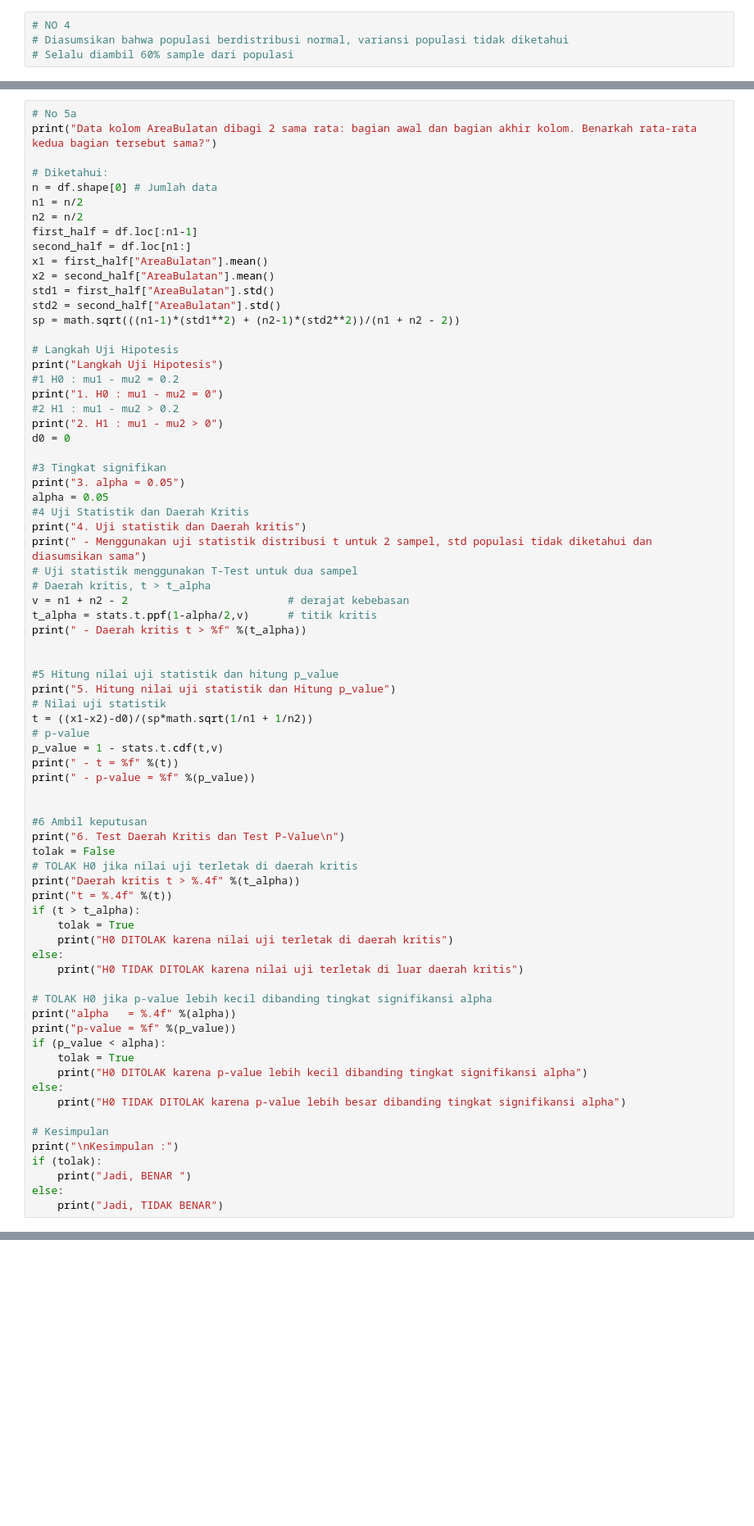
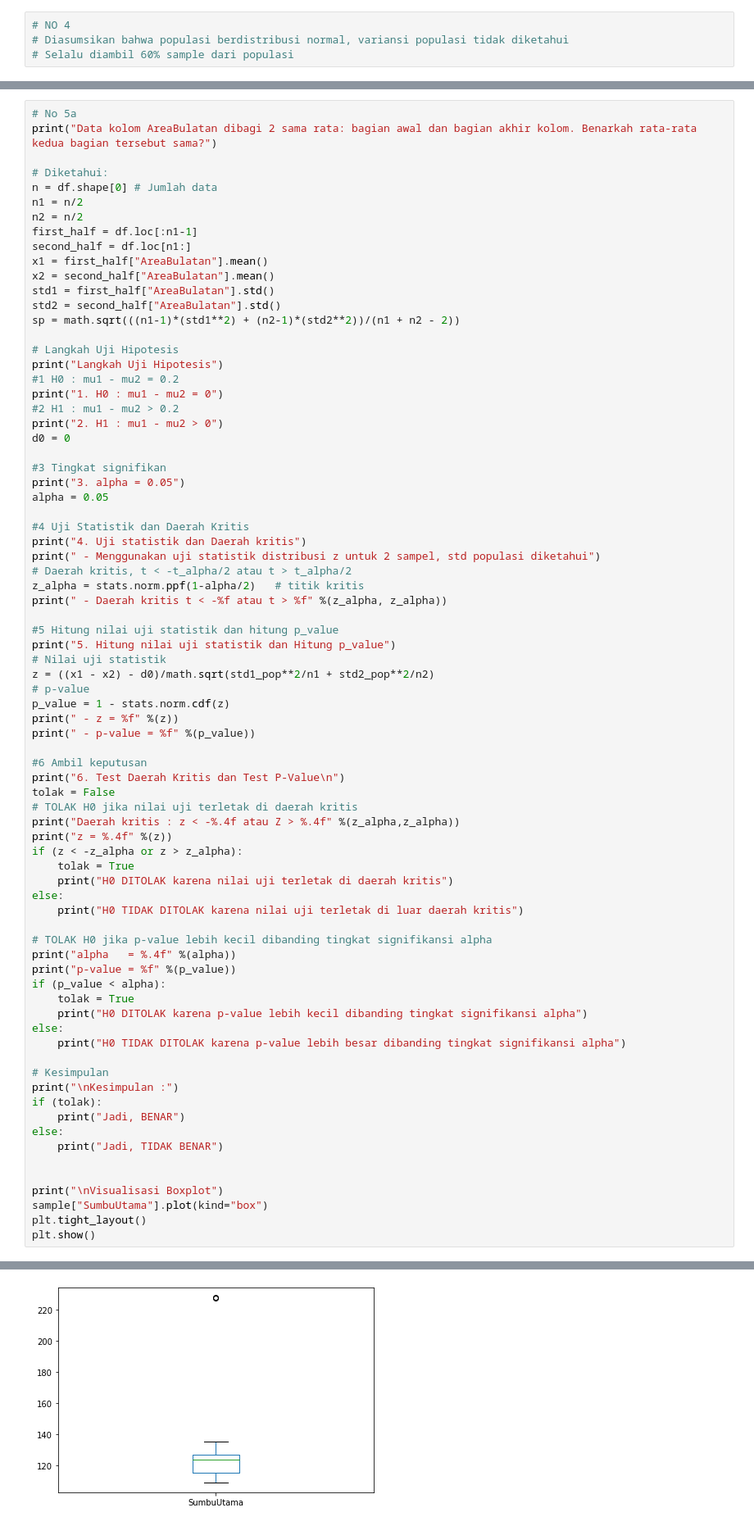
Before and after one commit to ronggurmahendra/TugasBesar_IF2220_Probstat, a Jupyter notebook: Tubes1.ipynb, the cells around one changed output, grey strips where cells are left out. Shown at 82% size. Drawn from its saved outputs; the diff is of its cells as text; blank space fills up the shorter version.

```diff
--- a/Tubes1.ipynb
+++ b/Tubes1.ipynb
@@ -743,33 +754,30 @@ d0 = 0
 #3 Tingkat signifikan
 print("3. alpha = 0.05")
 alpha = 0.05
+
 #4 Uji Statistik dan Daerah Kritis
 print("4. Uji statistik dan Daerah kritis")
-print(" - Menggunakan uji statistik distribusi t untuk 2 sampel, std populasi tidak diketahui dan diasumsikan sama")
-# Uji statistik menggunakan T-Test untuk dua sampel
-# Daerah kritis, t > t_alpha
-v = n1 + n2 - 2                         # derajat kebebasan
-t_alpha = stats.t.ppf(1-alpha/2,v)      # titik kritis
-print(" - Daerah kritis t > %f" %(t_alpha))
-
+print(" - Menggunakan uji statistik distribusi z untuk 2 sampel, std populasi diketahui")
+# Daerah kritis, t < -t_alpha/2 atau t > t_alpha/2
+z_alpha = stats.norm.ppf(1-alpha/2)   # titik kritis
+print(" - Daerah kritis t < -%f atau t > %f" %(z_alpha, z_alpha))
 
 #5 Hitung nilai uji statistik dan hitung p_value
 print("5. Hitung nilai uji statistik dan Hitung p_value")
 # Nilai uji statistik
-t = ((x1-x2)-d0)/(sp*math.sqrt(1/n1 + 1/n2))
+z = ((x1 - x2) - d0)/math.sqrt(std1_pop**2/n1 + std2_pop**2/n2)
 # p-value
-p_value = 1 - stats.t.cdf(t,v)
-print(" - t = %f" %(t))
+p_value = 1 - stats.norm.cdf(z)
+print(" - z = %f" %(z))
 print(" - p-value = %f" %(p_value))
-
 
 #6 Ambil keputusan
 print("6. Test Daerah Kritis dan Test P-Value\n")
 tolak = False
 # TOLAK H0 jika nilai uji terletak di daerah kritis
-print("Daerah kritis t > %.4f" %(t_alpha))
-print("t = %.4f" %(t))
-if (t > t_alpha):
+print("Daerah kritis : z < -%.4f atau Z > %.4f" %(z_alpha,z_alpha))
+print("z = %.4f" %(z))
+if (z < -z_alpha or z > z_alpha):
     tolak = True
     print("H0 DITOLAK karena nilai uji terletak di daerah kritis")
 else:
@@ -787,9 +795,15 @@ else:
 # Kesimpulan
 print("\nKesimpulan :")
 if (tolak):
-    print("Jadi, BENAR ")
+    print("Jadi, BENAR")
 else:
     print("Jadi, TIDAK BENAR")
+
+
+print("\nVisualisasi Boxplot")
+sample["SumbuUtama"].plot(kind="box")
+plt.tight_layout()
+plt.show()
 # %% [output]
 Data kolom AreaBulatan dibagi 2 sama rata: bagian awal dan bagian akhir kolom. Benarkah rata-rata kedua bagian tersebut sama?
 Langkah Uji Hipotesis
@@ -811,3 +825,4 @@ Jadi, BENAR
+[figure, added]
 # %%
 # No 5b
 print("Data kolom Kadar Air dibagi 2 sama rata: bagian awal dan bagian akhir kolom. Benarkah rata-rata bagian awal lebih besar dari pada bagian akhir sebesar 0.2?")
```
Also changed, not shown: parts of 6 cells of this notebook.
